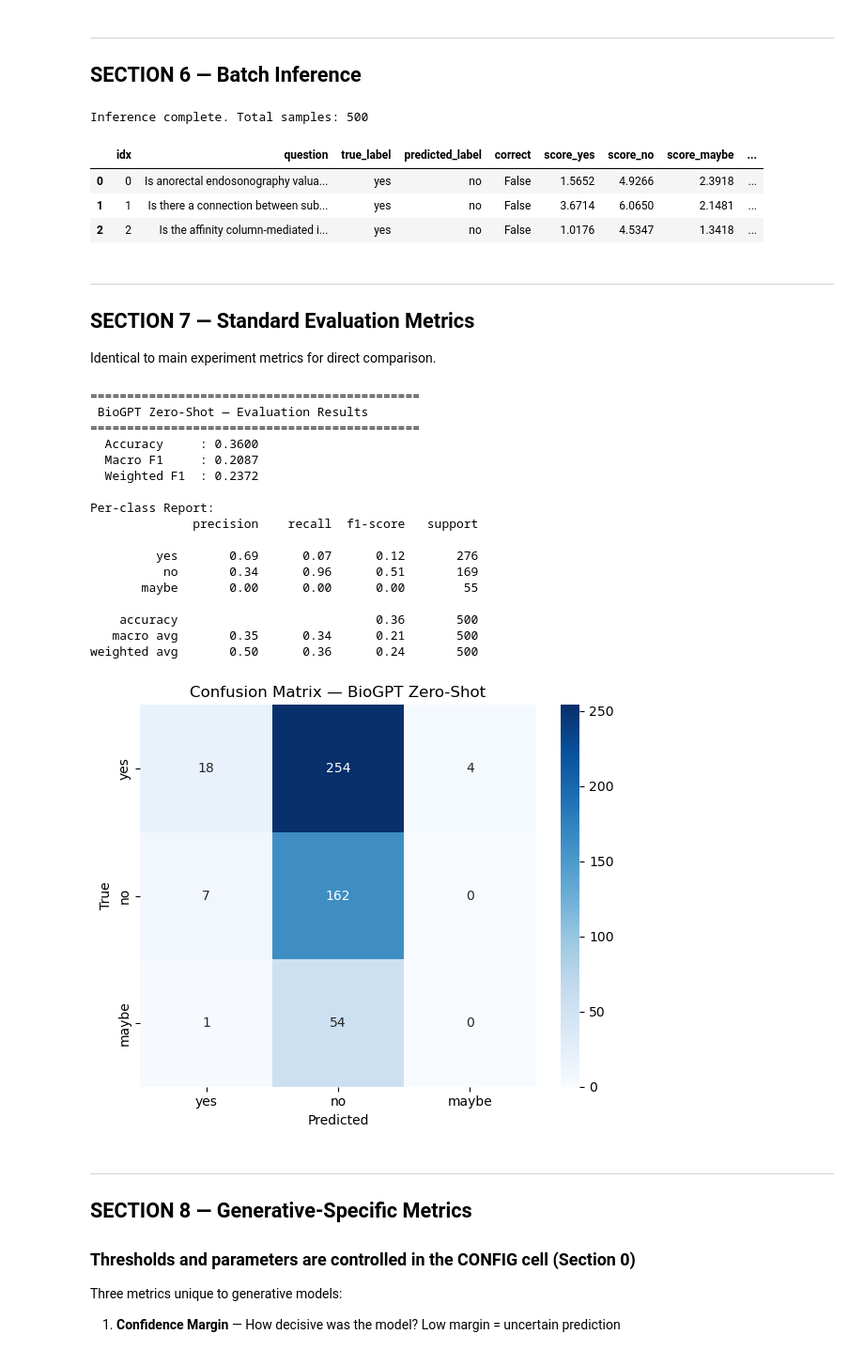
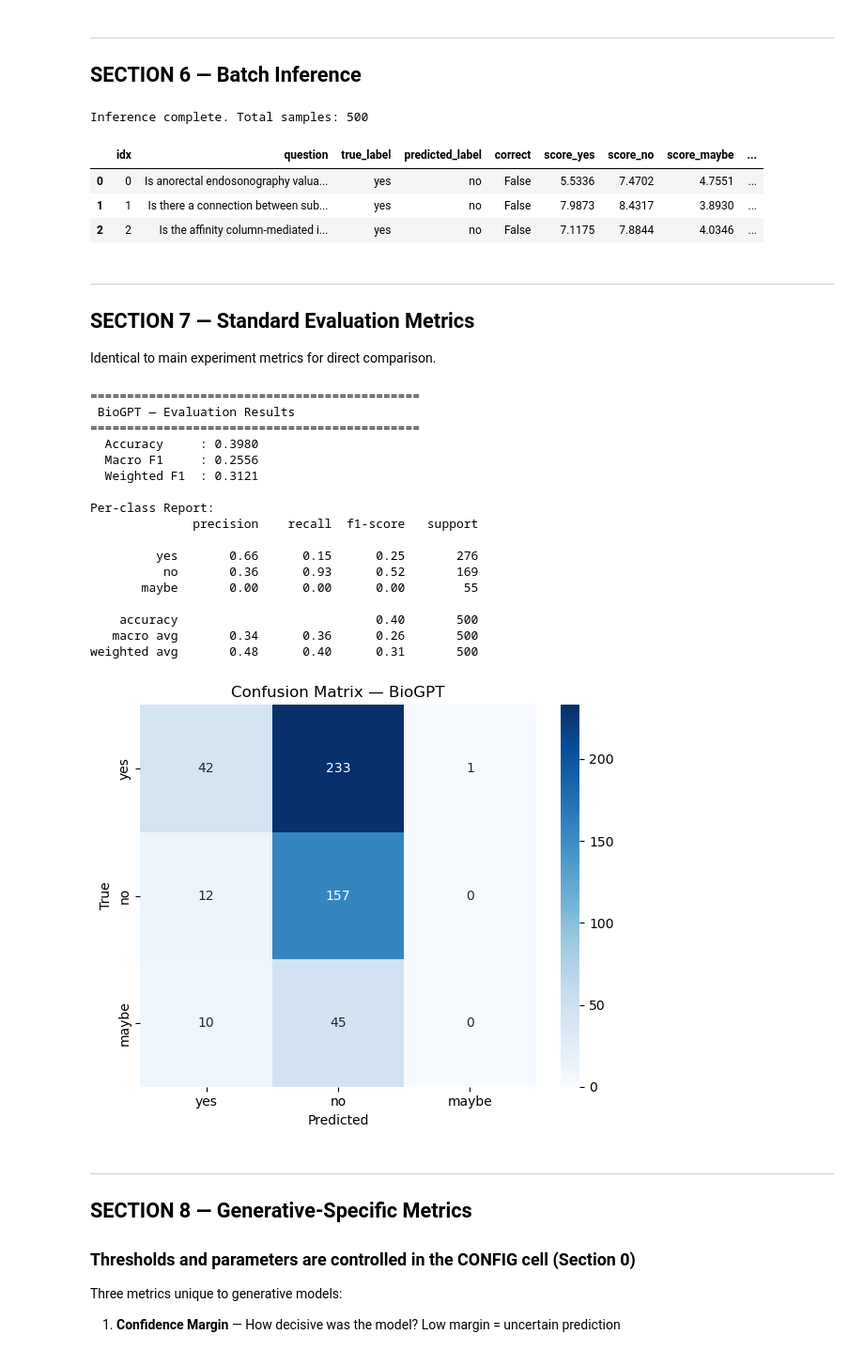
Before and after one commit to realhenrycheng/AITA_Coursework_Team11, a Jupyter notebook: biogpt_prompt_test_experiment.ipynb, the cells around one changed output. Shown at 94% size. Drawn from its saved outputs; the diff is of its cells as text; code cells hidden in the pictures.

```diff
--- a/biogpt_prompt_test_experiment.ipynb
+++ b/biogpt_prompt_test_experiment.ipynb
@@ -27,6 +9,7 @@ This notebook implements BioGPT as a **standalone third comparison group**, sepa
 #  CONFIG — Edit this cell to adjust all experiment parameters
 # ============================================================
 import os
+os.environ["KMP_DUPLICATE_LIB_OK"] = "TRUE"
 # --- Model ---
 MODEL_ID        = "microsoft/biogpt"          # Zero-shot model (pre-trained only)
 #MODEL_CACHE_DIR = r"E:\0000NLP_Models"
@@ -45,9 +28,7 @@ DO_SAMPLE        = False   # False = greedy decoding (deterministic), True = sam
 # --- Label Consistency (prompt sensitivity test) ---
 # Three prompt variants used to test whether label changes with rephrasing
 PROMPT_VARIANTS = [
-    "Question: {question}\nContext: {context}\nBased on the context, the answer is (yes/no/maybe):",
-    "Based on the following biomedical context, answer yes, no, or maybe.\nQuestion: {question}\nContext: {context}\nAnswer:",
-    "Context: {context}\nGiven the above, the answer to '{question}' is (yes/no/maybe):",
+    "As a biomedical expert, review the following context and answer the question.\nQuestion: {question}\nContext: {context}\nAnswer with yes, no, or maybe:",
 ]
 
 # --- Confidence Margin ---
@@ -407,9 +389,9 @@ df.head(3)
 # %% [output]
 Inference complete. Total samples: 500
 |  | idx | question | true_label | predicted_label | correct | score_yes | score_no | score_maybe | ... |
-| 0 | 0 | Is anorectal endosonography valua... | yes | no | False | 1.5652 | 4.9266 | 2.3918 | ... |
-| 1 | 1 | Is there a connection between sub... | yes | no | False | 3.6714 | 6.0650 | 2.1481 | ... |
-| 2 | 2 | Is the affinity column-mediated i... | yes | no | False | 1.0176 | 4.5347 | 1.3418 | ... |
+| 0 | 0 | Is anorectal endosonography valua... | yes | no | False | 5.5336 | 7.4702 | 4.7551 | ... |
+| 1 | 1 | Is there a connection between sub... | yes | no | False | 7.9873 | 8.4317 | 3.8930 | ... |
+| 2 | 2 | Is the affinity column-mediated i... | yes | no | False | 7.1175 | 7.8844 | 4.0346 | ... |
 # %% [markdown]
 ---
 ## SECTION 7 — Standard Evaluation Metrics
@@ -425,7 +407,7 @@ macro_f1    = f1_score(y_true, y_pred, average="macro",    labels=labels, zero_d
 weighted_f1 = f1_score(y_true, y_pred, average="weighted", labels=labels, zero_division=0)
 
 print("=" * 45)
-print(" BioGPT Zero-Shot — Evaluation Results")
+print(" BioGPT — Evaluation Results")
 print("=" * 45)
 print(f"  Accuracy     : {accuracy:.4f}")
 print(f"  Macro F1     : {macro_f1:.4f}")
@@ -434,36 +416,36 @@ print("\nPer-class Report:")
 print(classification_report(y_true, y_pred, labels=labels, zero_division=0))
 # %% [output]
 =============================================
- BioGPT Zero-Shot — Evaluation Results
+ BioGPT — Evaluation Results
 =============================================
-  Accuracy     : 0.3600
-  Macro F1     : 0.2087
-  Weighted F1  : 0.2372
+  Accuracy     : 0.3980
+  Macro F1     : 0.2556
+  Weighted F1  : 0.3121
 
 Per-class Report:
               precision    recall  f1-score   support
 
-         yes       0.69      0.07      0.12       276
-          no       0.34      0.96      0.51       169
+         yes       0.66      0.15      0.25       276
+          no       0.36      0.93      0.52       169
        maybe       0.00      0.00      0.00        55
 
-    accuracy                           0.36       500
-   macro avg       0.35      0.34      0.21       500
-weighted avg       0.50      0.36      0.24       500
+    accuracy                           0.40       500
+   macro avg       0.34      0.36      0.26       500
+weighted avg       0.48      0.40      0.31       500
 # %%
 # Confusion matrix
 cm = confusion_matrix(y_true, y_pred, labels=labels)
 
 plt.figure(figsize=(6, 5))
 sns.heatmap(cm, annot=True, fmt="d", cmap="Blues",
             xticklabels=labels, yticklabels=labels)
 plt.xlabel("Predicted")
 plt.ylabel("True")
-plt.title("Confusion Matrix — BioGPT Zero-Shot")
+plt.title("Confusion Matrix — BioGPT")
 plt.tight_layout()
 plt.show()
 # %% [output]
-[figure, old version]
+[figure, new version]
 # %% [markdown]
 ---
 ## SECTION 8 — Generative-Specific Metrics
```
Also changed, not shown: parts of 14 cells of this notebook, 6 other files.
